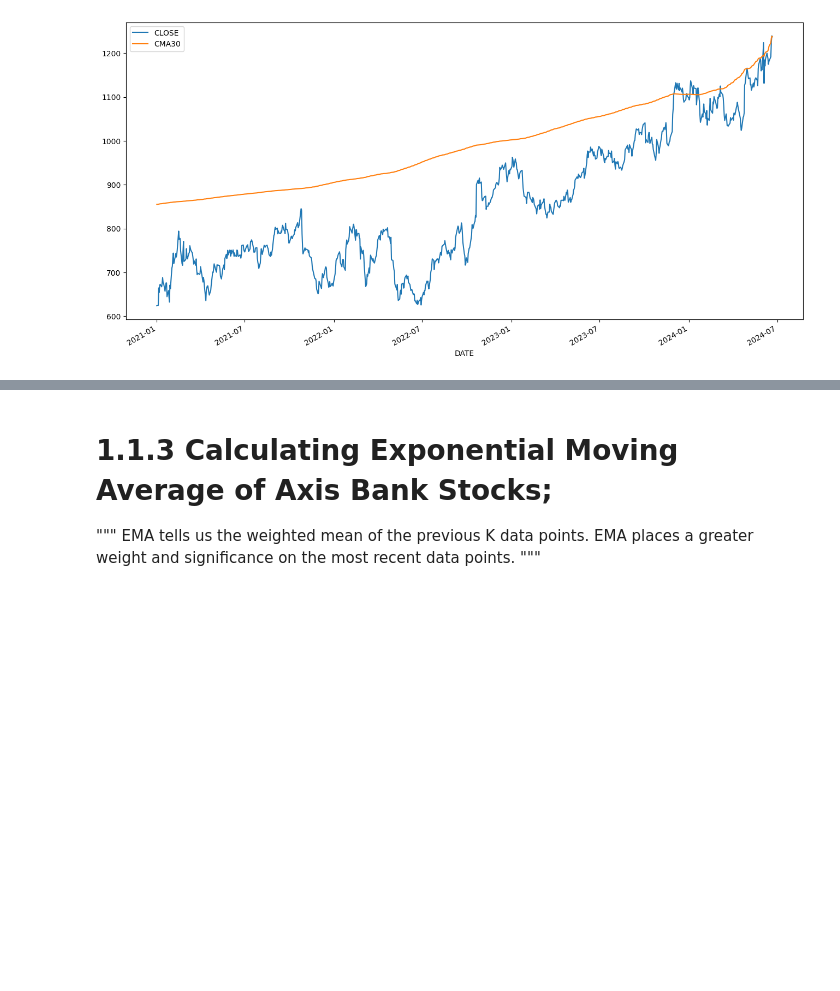
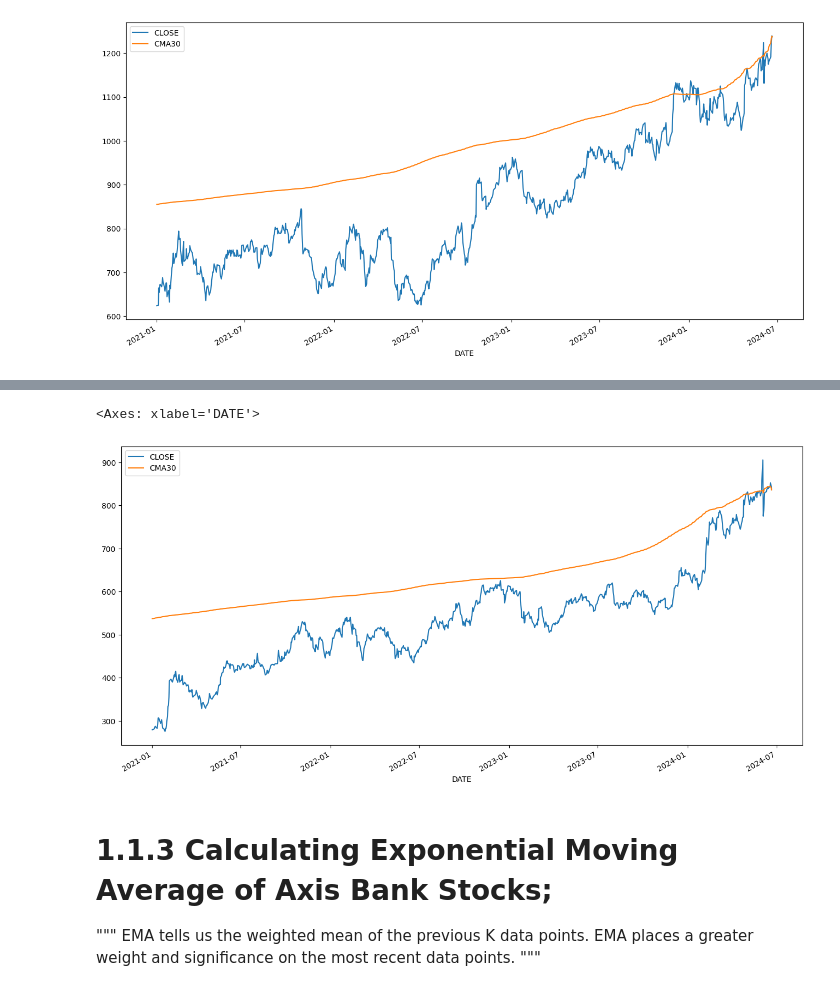
Before and after one commit to Ariyamandebnath/Stock-ipy, a Jupyter notebook: analysis/EDA.ipynb, the cells around one changed output, grey strips where cells are left out. Drawn from its saved outputs; the diff is of its cells as text; code cells hidden in the pictures; blank space fills up the shorter version.

```diff
--- a/analysis/EDA.ipynb
+++ b/analysis/EDA.ipynb
@@ -387,0 +477,4 @@ AXIS_CMA[['CLOSE','CMA30']].plot(label='Axis Bank',
+# %%
+SBIN_CMA = SBIN['CLOSE'].to_frame()
+SBIN_CMA['CMA30'] = SBIN['CLOSE'].expanding().mean()
+SBIN_CMA
@@ -388,3 +496,9 @@ AXIS_CMA[['CLOSE','CMA30']].plot(label='Axis Bank',
+# %%
+SBIN_CMA[['CLOSE','CMA30']].plot(label='SBI Bank',
+                                 figsize=(16,8))
+# %% [output]
+<Axes: xlabel='DATE'>
+[figure, added]
 # %% [markdown]
 # 1.1.3  Calculating Exponential Moving Average of Axis Bank Stocks;
 """
```
Also changed, not shown: parts of 17 cells of this notebook.
